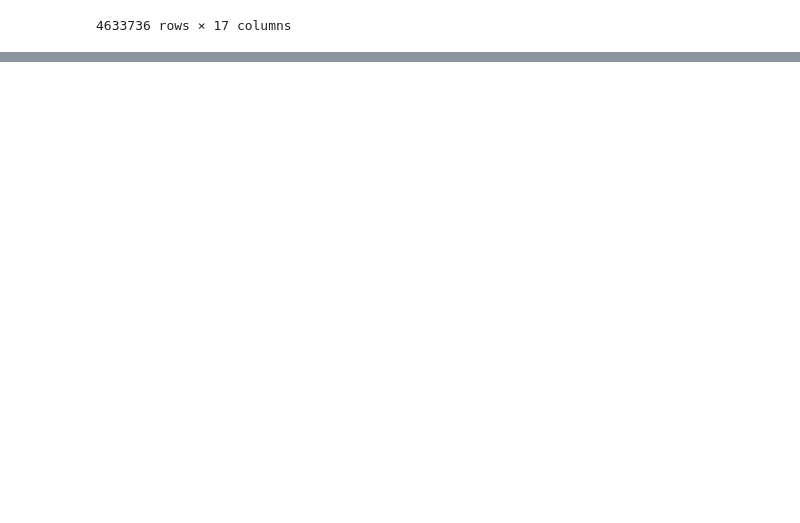
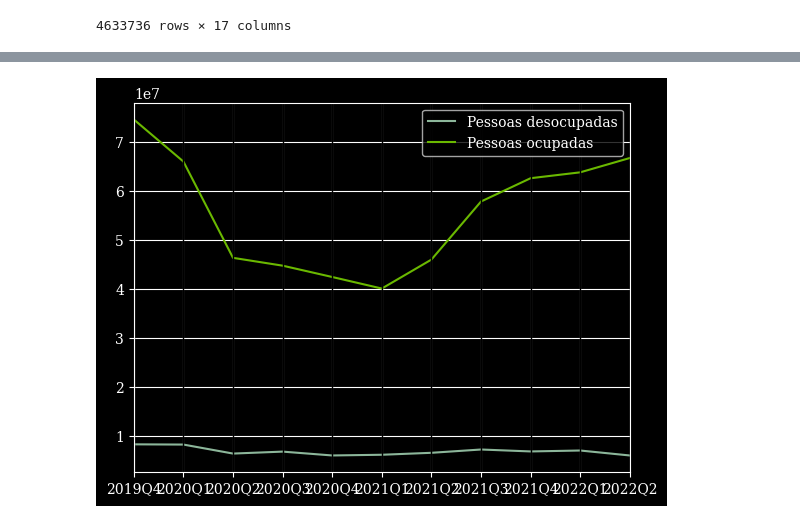
Before and after one commit to msbrasil/Mercado-de-Trabalho-Remoto, a Jupyter notebook: Desemprego.ipynb, the cells around one changed output, grey strips where cells are left out. Cells and saved outputs as stored; diff of their text form; code cells hidden in the pictures; blank space fills up the shorter version.

```diff
--- a/Desemprego.ipynb
+++ b/Desemprego.ipynb
@@ -283,0 +286,7 @@ fluxos
+# %%
+situacao = pd.crosstab(index=pnadc_completa['VD4002'],
+                            columns=pnadc_completa['ano_tri'],
+                            values=(pnadc_completa['V1029']*pnadc_completa['posest'])/pnadc_completa['V1029'],
+                            aggfunc='sum')
+# %%
+situacao.reset_index(inplace=True)
@@ -283,0 +315,10 @@ fluxos
+# %%
+from pandas.plotting import parallel_coordinates
+
+# Take the iris dataset
+
+# Make the plot
+parallel_coordinates(situacao, 'VD4002')
+plt.show()
+# %% [output]
+[figure, added]
```
Also changed, not shown: parts of 8 cells of this notebook, 2 other files.
